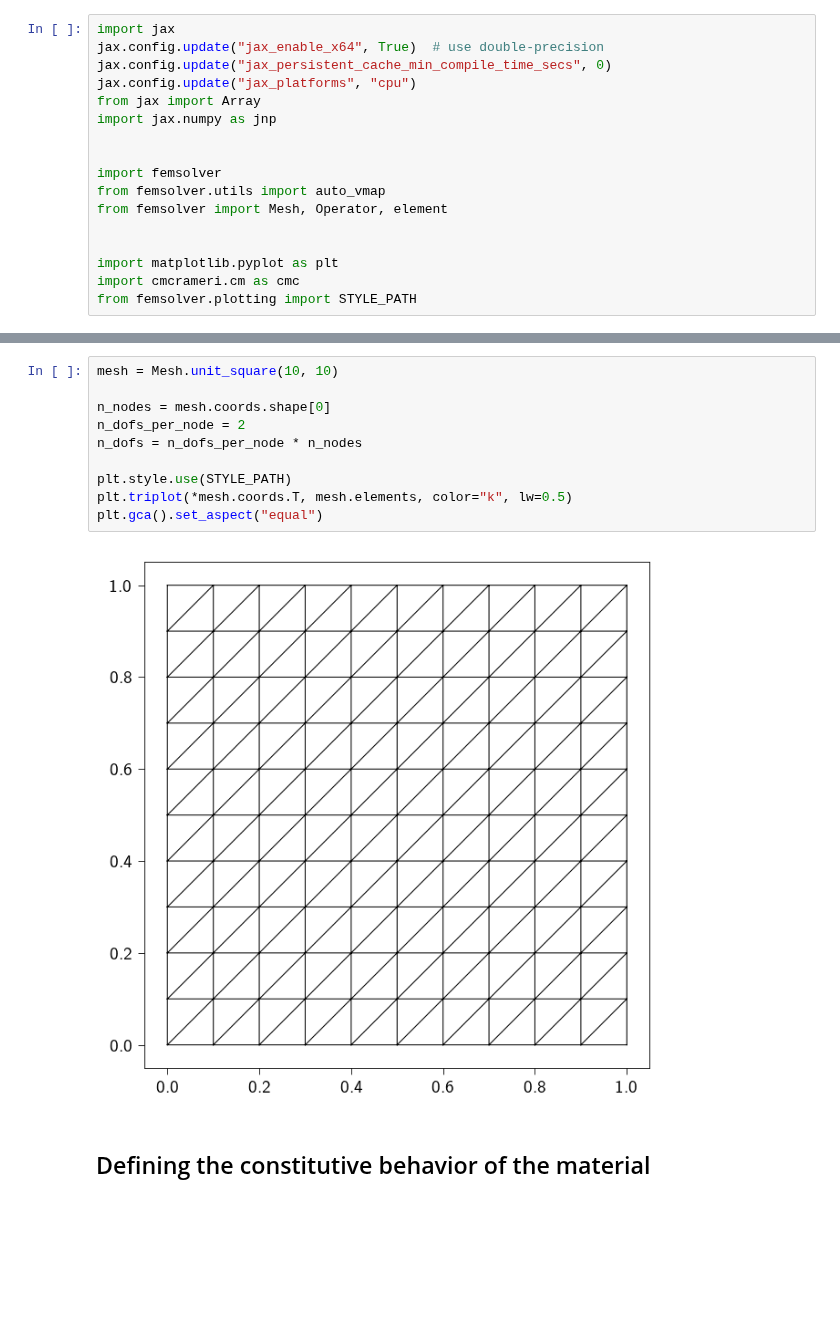
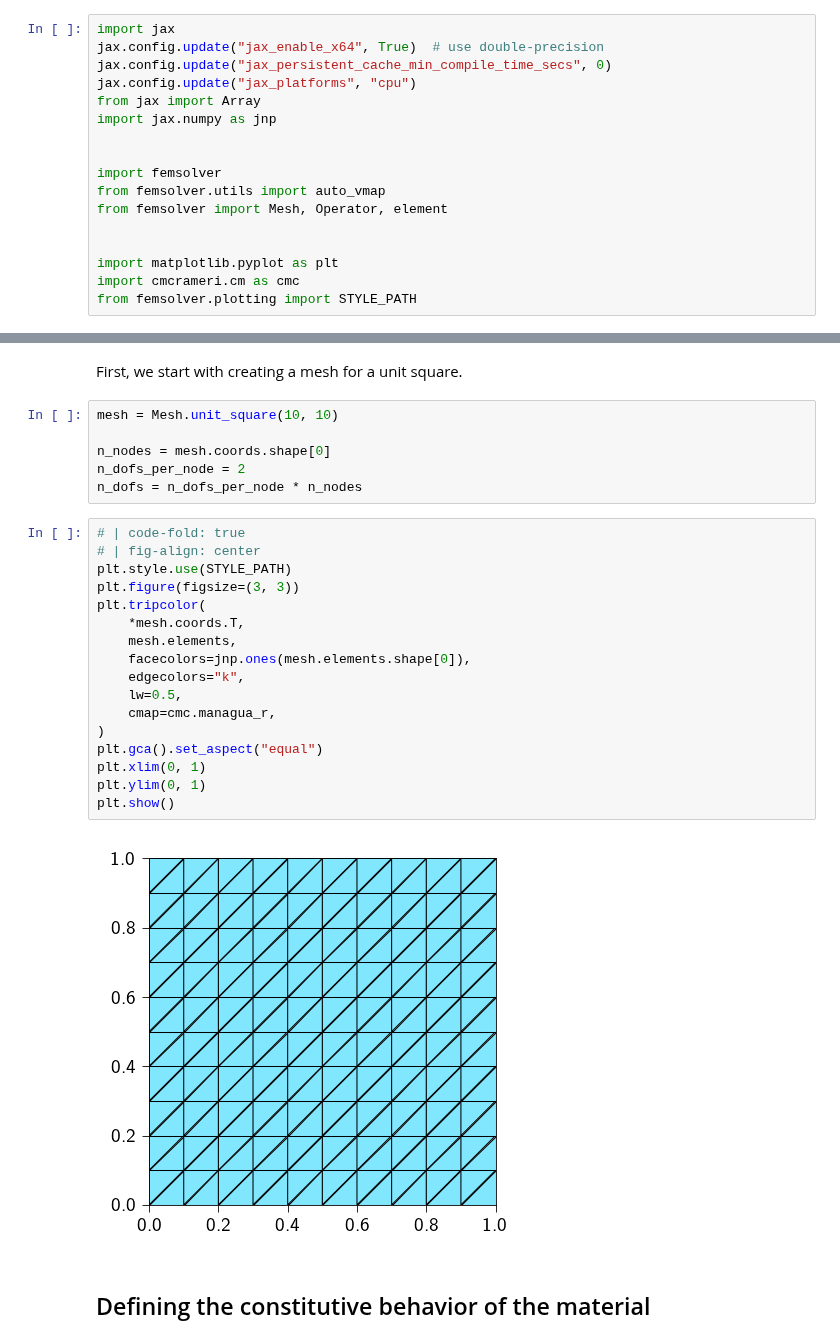
Before and after one commit to smec-ethz/tatva, a Jupyter notebook: examples/notebooks/linear_elasticity.ipynb, the cells around one changed output, grey strips where cells are left out. Saved outputs shown, nothing was run; the diff lists cells and outputs as text; blank space fills up the shorter version.

```diff
--- a/examples/notebooks/linear_elasticity.ipynb
+++ b/examples/notebooks/linear_elasticity.ipynb
@@ -44,15 +42,30 @@ First, we start with creating a mesh for a unit square.
+# %% [markdown]
+First, we start with creating a mesh for a unit square.
 # %%
 mesh = Mesh.unit_square(10, 10)
 
 n_nodes = mesh.coords.shape[0]
 n_dofs_per_node = 2
 n_dofs = n_dofs_per_node * n_nodes
-
-plt.style.use(STYLE_PATH)
-plt.triplot(*mesh.coords.T, mesh.elements, color="k", lw=0.5)
-plt.gca().set_aspect("equal")
-# %% [output]
-[figure, removed]
+# %%
+# | code-fold: true
+# | fig-align: center
+plt.style.use(STYLE_PATH)
+plt.figure(figsize=(3, 3))
+plt.tripcolor(
+    *mesh.coords.T,
+    mesh.elements,
+    facecolors=jnp.ones(mesh.elements.shape[0]),
+    edgecolors="k",
+    lw=0.5,
+    cmap=cmc.managua_r,
+)
+plt.gca().set_aspect("equal")
+plt.xlim(0, 1)
+plt.ylim(0, 1)
+plt.show()
+# %% [output]
+[figure, added]
 # %% [markdown]
 ## Defining the constitutive behavior of the material
 # %% [markdown]
```
Also changed, not shown: parts of 7 cells of this notebook.
